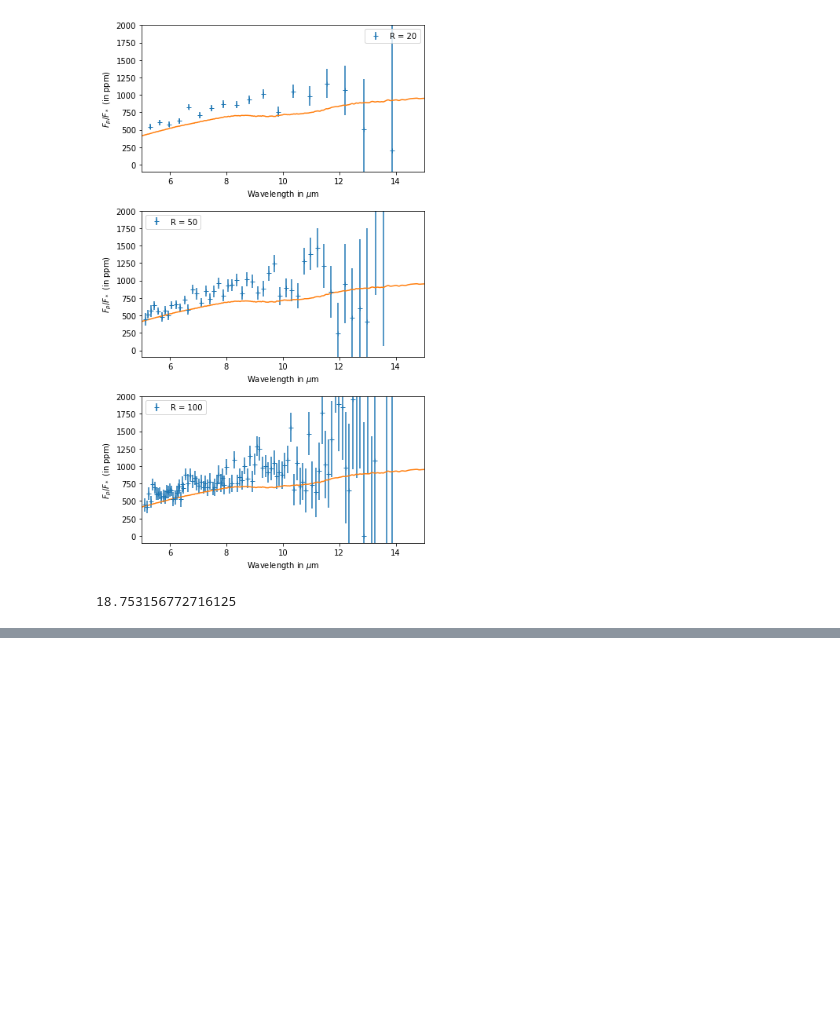
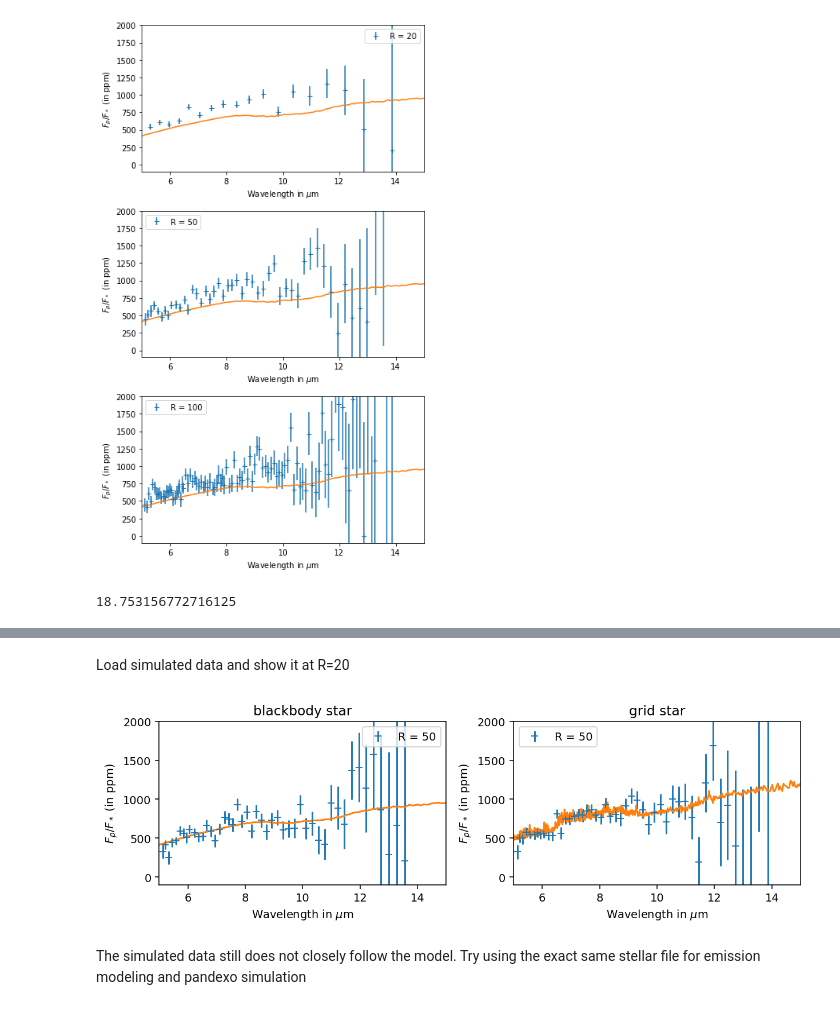
Before and after one commit to ishan-mishra/rocky_exo_jwst, a Jupyter notebook: LHS3844_pandexo_simulations.ipynb, the cells around one changed output, grey strips where cells are left out. Saved outputs shown, nothing was run; the diff lists cells and outputs as text; code cells hidden in the pictures; blank space fills up the shorter version.

```diff
--- a/LHS3844_pandexo_simulations.ipynb
+++ b/LHS3844_pandexo_simulations.ipynb
@@ -185,0 +280,37 @@ x_list[0][0][-5]/(x_list[0][0][-5] - x_list[0][0][-6])
+# %% [markdown]
+Load simulated data and show it at R=20
+# %%
+R = 50
+
+# load outputs from run
+out_bb = pk.load(open('./pandexo_outputs/LHS3844b_emission_basalt_MIRI_LRS_bb.p','rb'))
+x_bb,y_bb,e_bb = jpi.jwst_1d_spec(out_bb, R=R/2, num_tran=3, model=True, plot=False)
+
+out_grid = pk.load(open('./pandexo_outputs/LHS3844b_emission_basalt_MIRI_LRS_grid.p','rb'))
+x_grid,y_grid,e_grid = jpi.jwst_1d_spec(out_grid, R=R/2, num_tran=3, model=True, plot=False)
+# %%
+fig, ax = plt.subplots(nrows=1, ncols=2, figsize=(9,3))
+
+ax[0].errorbar(x_bb[0],10**6*y_bb[0], yerr=10**6*e_bb[0], ls='', fmt='+', label='R = %s'%(R))
+ax[0].plot(wav_bb, 10**6*spec_bb)
+ax[0].set_ylabel('$F_p/F_*$ (in ppm)')
+ax[0].set_xlabel('Wavelength in $\mu$m')
+ax[0].set_xlim((5,15))
+ax[0].set_ylim((-100,2000))
+ax[0].set_title('blackbody star')
+ax[0].legend()
+
+ax[1].errorbar(x_grid[0],10**6*y_grid[0], yerr=10**6*e_grid[0], ls='', fmt='+', label='R = %s'%(R))
+ax[1].plot(wav_grid, 10**6*spec_grid)
+ax[1].set_ylabel('$F_p/F_*$ (in ppm)')
+ax[1].set_xlabel('Wavelength in $\mu$m')
+ax[1].set_xlim((5,15))
+ax[1].set_ylim((-100,2000))
+ax[1].set_title('grid star')
+ax[1].legend()
+
+plt.tight_layout()
+# %% [output]
+[figure, added]
+# %% [markdown]
+The simulated data still does not closely follow the model. Try using the exact same stellar file for emission modeling and pandexo simulation
```
Also changed, not shown: parts of 18 cells of this notebook, 3 other files.
